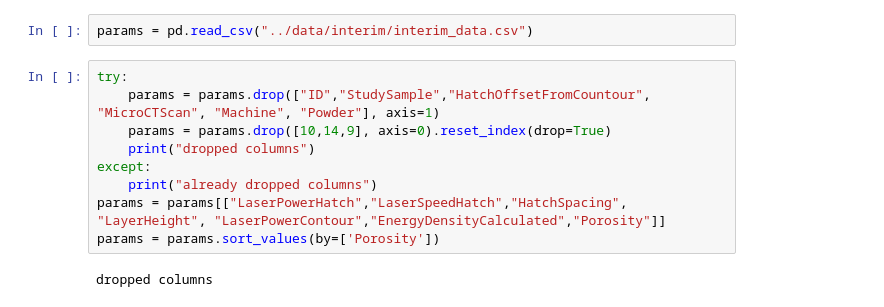
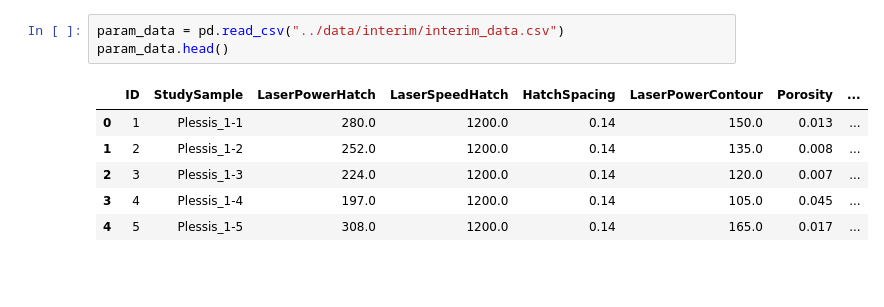
Before and after one commit to wgobrien/am-research, a Jupyter notebook: notebooks/research_paper_analysis.ipynb, the cells around one changed output. Saved outputs shown, nothing was run; the diff lists cells and outputs as text; blank space fills up the shorter version.

```diff
--- a/notebooks/research_paper_analysis.ipynb
+++ b/notebooks/research_paper_analysis.ipynb
@@ -6,13 +10,10 @@ from sklearn.linear_model import LinearRegression
 # %%
-params = pd.read_csv("../data/interim/interim_data.csv")
+param_data = pd.read_csv("../data/interim/interim_data.csv")
+param_data.head()
+# %% [output]
+|  | ID | StudySample | LaserPowerHatch | LaserSpeedHatch | HatchSpacing | LaserPowerContour | Porosity | ... |
+| 0 | 1 | Plessis_1-1 | 280.0 | 1200.0 | 0.14 | 150.0 | 0.013 | ... |
+| 1 | 2 | Plessis_1-2 | 252.0 | 1200.0 | 0.14 | 135.0 | 0.008 | ... |
+| 2 | 3 | Plessis_1-3 | 224.0 | 1200.0 | 0.14 | 120.0 | 0.007 | ... |
+| 3 | 4 | Plessis_1-4 | 197.0 | 1200.0 | 0.14 | 105.0 | 0.045 | ... |
+| 4 | 5 | Plessis_1-5 | 308.0 | 1200.0 | 0.14 | 165.0 | 0.017 | ... |
-# %%
-try:
-    params = params.drop(["ID","StudySample","HatchOffsetFromCountour", "MicroCTScan", "Machine", "Powder"], axis=1)
-    params = params.drop([10,14,9], axis=0).reset_index(drop=True)
-    print("dropped columns")
-except:
-    print("already dropped columns")
-params = params[["LaserPowerHatch","LaserSpeedHatch","HatchSpacing", "LayerHeight", "LaserPowerContour","EnergyDensityCalculated","Porosity"]]
-params = params.sort_values(by=['Porosity'])
-# %% [output]
-dropped columns
```
Also changed, not shown: parts of 17 cells of this notebook, 18 other files.
